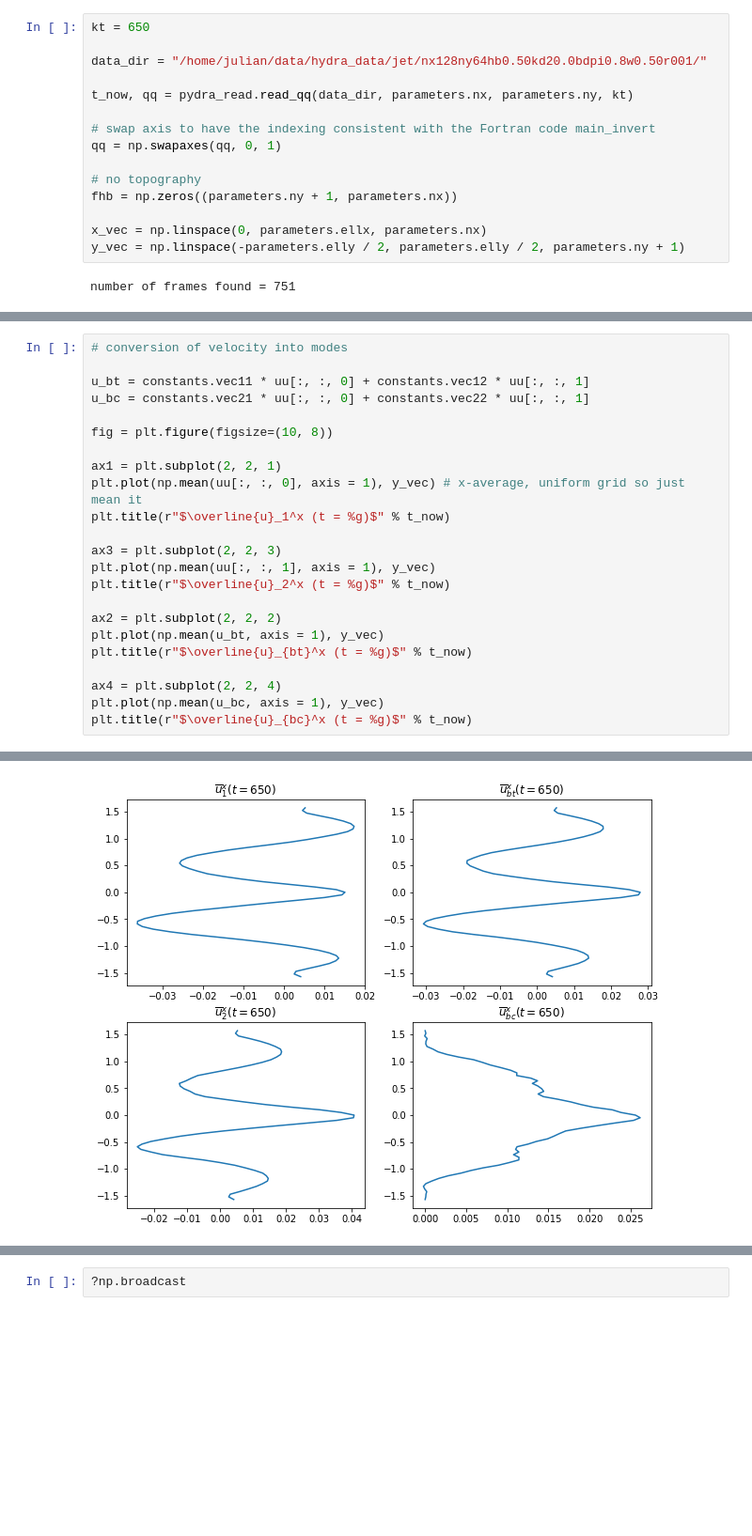
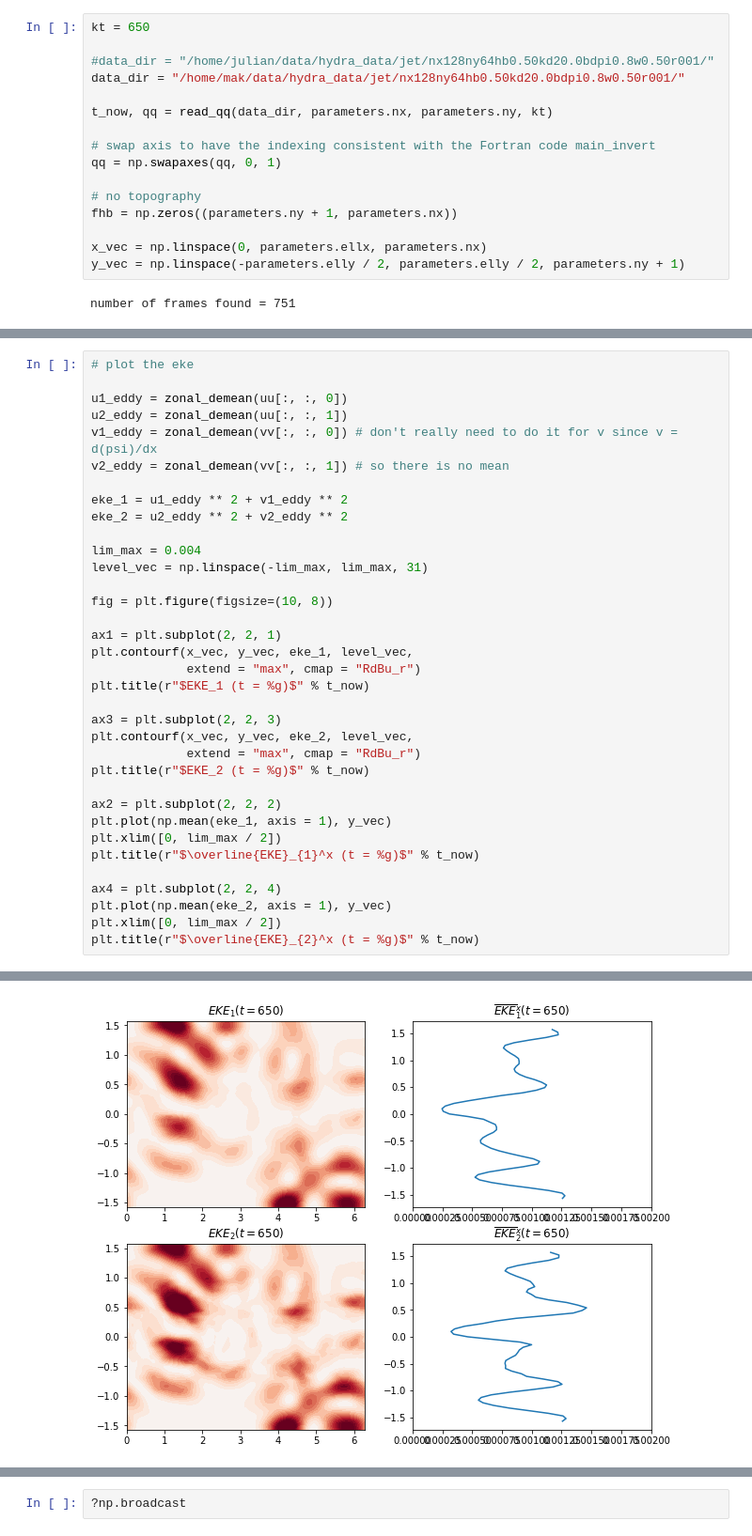
Before and after one commit to julianmak/pydra, a Jupyter notebook: wrapper/testing_zonal.ipynb, the cells around one changed output, grey strips where cells are left out. Shown at 94% size. Drawn from its saved outputs; the diff is of its cells as text; blank space fills up the shorter version.

```diff
--- a/wrapper/testing_zonal.ipynb
+++ b/wrapper/testing_zonal.ipynb
@@ -11,9 +12,10 @@ from casl import parameters, spectral, constants
 # %%
 kt = 650
 
-data_dir = "/home/julian/data/hydra_data/jet/nx128ny64hb0.50kd20.0bdpi0.8w0.50r001/"
+#data_dir = "/home/julian/data/hydra_data/jet/nx128ny64hb0.50kd20.0bdpi0.8w0.50r001/"
+data_dir = "/home/mak/data/hydra_data/jet/nx128ny64hb0.50kd20.0bdpi0.8w0.50r001/"
 
-t_now, qq = pydra_read.read_qq(data_dir, parameters.nx, parameters.ny, kt)
+t_now, qq = read_qq(data_dir, parameters.nx, parameters.ny, kt)
 
 # swap axis to have the indexing consistent with the Fortran code main_invert
 qq = np.swapaxes(qq, 0, 1)
@@ -71,24 +106,36 @@ Text(0.5,1,'$\\overline{q}_{bc}^x (t = 650)$')
 # %%
-# conversion of velocity into modes
+# plot the eke
 
-u_bt = constants.vec11 * uu[:, :, 0] + constants.vec12 * uu[:, :, 1]
-u_bc = constants.vec21 * uu[:, :, 0] + constants.vec22 * uu[:, :, 1]
+u1_eddy = zonal_demean(uu[:, :, 0])
+u2_eddy = zonal_demean(uu[:, :, 1])
+v1_eddy = zonal_demean(vv[:, :, 0]) # don't really need to do it for v since v = d(psi)/dx
+v2_eddy = zonal_demean(vv[:, :, 1]) # so there is no mean
+
+eke_1 = u1_eddy ** 2 + v1_eddy ** 2
+eke_2 = u2_eddy ** 2 + v2_eddy ** 2
+
+lim_max = 0.004
+level_vec = np.linspace(-lim_max, lim_max, 31)
 
 fig = plt.figure(figsize=(10, 8))
 
 ax1 = plt.subplot(2, 2, 1)
-plt.plot(np.mean(uu[:, :, 0], axis = 1), y_vec) # x-average, uniform grid so just mean it
-plt.title(r"$\overline{u}_1^x (t = %g)$" % t_now)
+plt.contourf(x_vec, y_vec, eke_1, level_vec,
+             extend = "max", cmap = "RdBu_r")
+plt.title(r"$EKE_1 (t = %g)$" % t_now)
 
 ax3 = plt.subplot(2, 2, 3)
-plt.plot(np.mean(uu[:, :, 1], axis = 1), y_vec)
-plt.title(r"$\overline{u}_2^x (t = %g)$" % t_now)
+plt.contourf(x_vec, y_vec, eke_2, level_vec,
+             extend = "max", cmap = "RdBu_r")
+plt.title(r"$EKE_2 (t = %g)$" % t_now)
 
 ax2 = plt.subplot(2, 2, 2)
-plt.plot(np.mean(u_bt, axis = 1), y_vec)
-plt.title(r"$\overline{u}_{bt}^x (t = %g)$" % t_now)
+plt.plot(np.mean(eke_1, axis = 1), y_vec)
+plt.xlim([0, lim_max / 2])
+plt.title(r"$\overline{EKE}_{1}^x (t = %g)$" % t_now)
 
 ax4 = plt.subplot(2, 2, 4)
-plt.plot(np.mean(u_bc, axis = 1), y_vec)
-plt.title(r"$\overline{u}_{bc}^x (t = %g)$" % t_now)
+plt.plot(np.mean(eke_2, axis = 1), y_vec)
+plt.xlim([0, lim_max / 2])
+plt.title(r"$\overline{EKE}_{2}^x (t = %g)$" % t_now)
 # %% [output]
@@ -96 +143 @@ Text(0.5,1,'$\\overline{u}_{bc}^x (t = 650)$')
-[figure, old version]
+[figure, new version]
```
Also changed, not shown: parts of 6 cells of this notebook, 2 other files.
